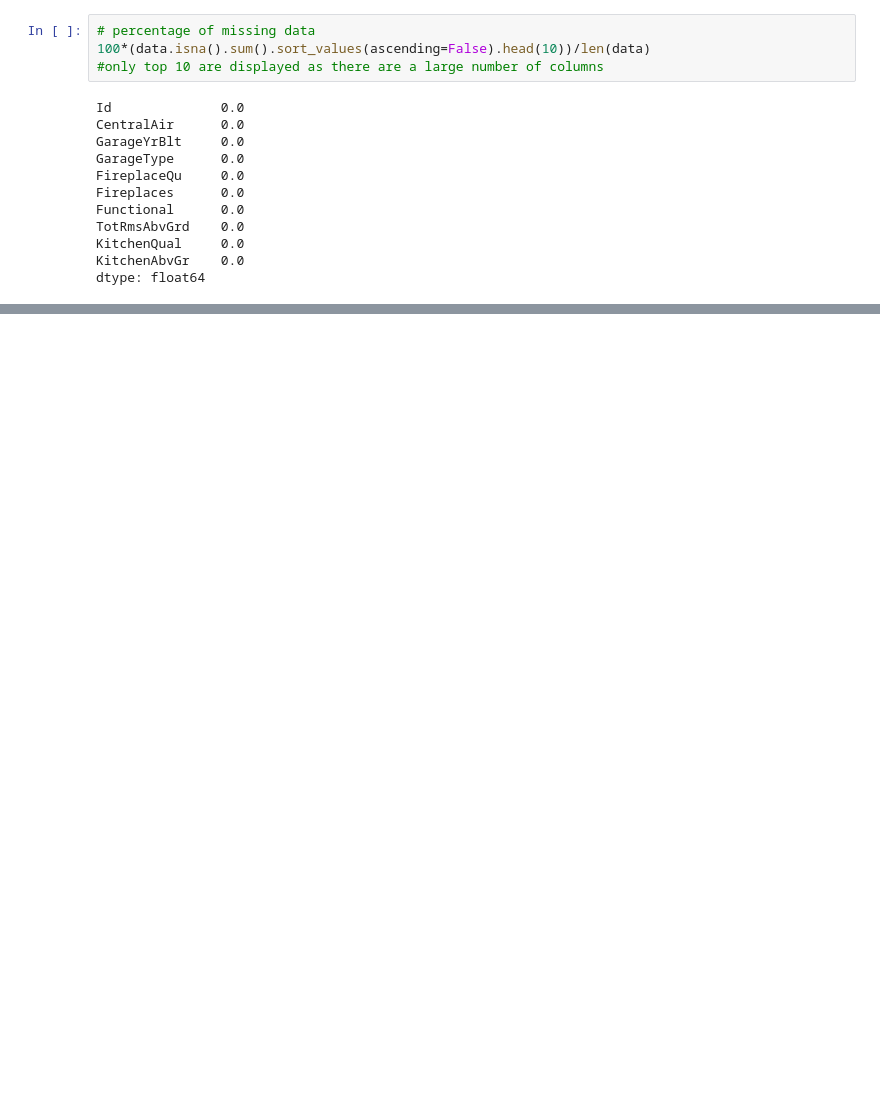
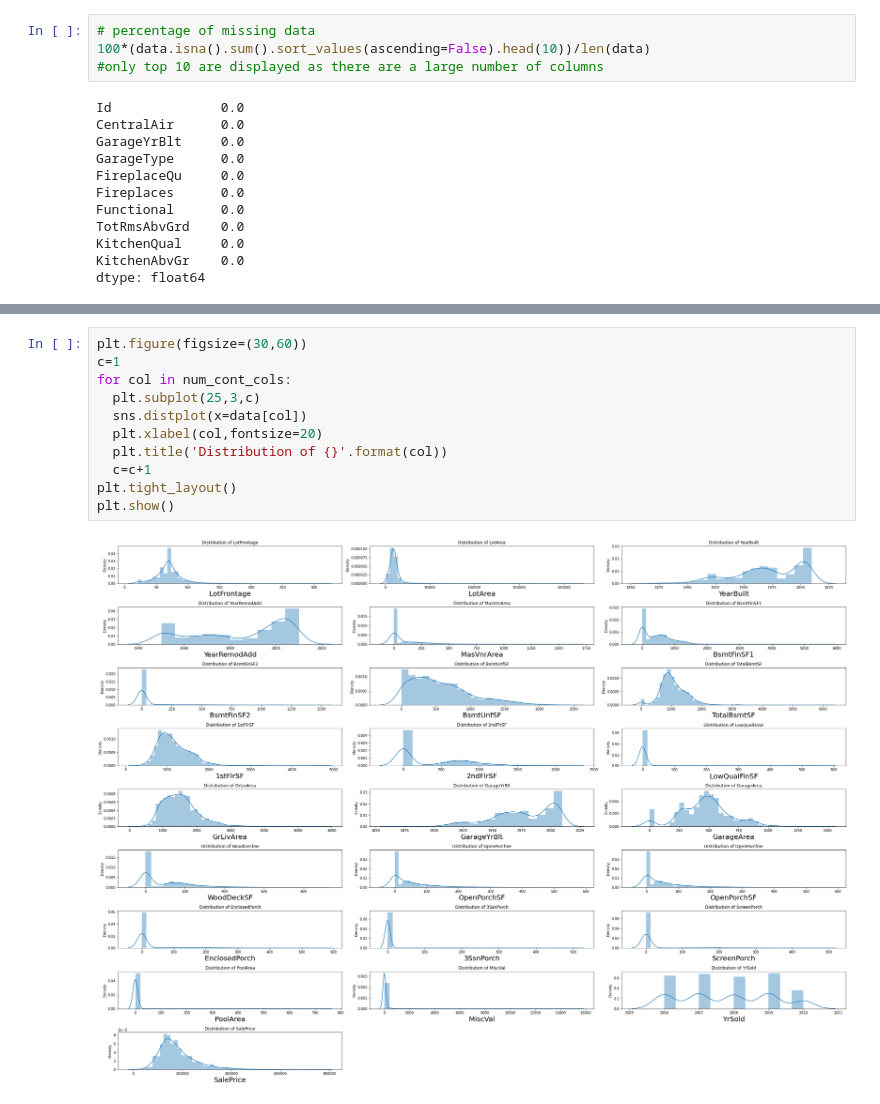
Before and after one commit to sandeshsk12/housing_price, a Jupyter notebook: housing_price.ipynb, the cells around one changed output, grey strips where cells are left out. Cells and saved outputs as stored; diff of their text form; blank space fills up the shorter version.

```diff
--- a/housing_price.ipynb
+++ b/housing_price.ipynb
@@ -355,0 +327,13 @@ dtype: bool
+# %%
+plt.figure(figsize=(30,60))
+c=1
+for col in num_cont_cols:
+  plt.subplot(25,3,c)
+  sns.distplot(x=data[col])
+  plt.xlabel(col,fontsize=20)
+  plt.title('Distribution of {}'.format(col))
+  c=c+1
+plt.tight_layout()
+plt.show()
+# %% [output]
+[figure, added]
```
Also changed, not shown: parts of 16 cells of this notebook.
